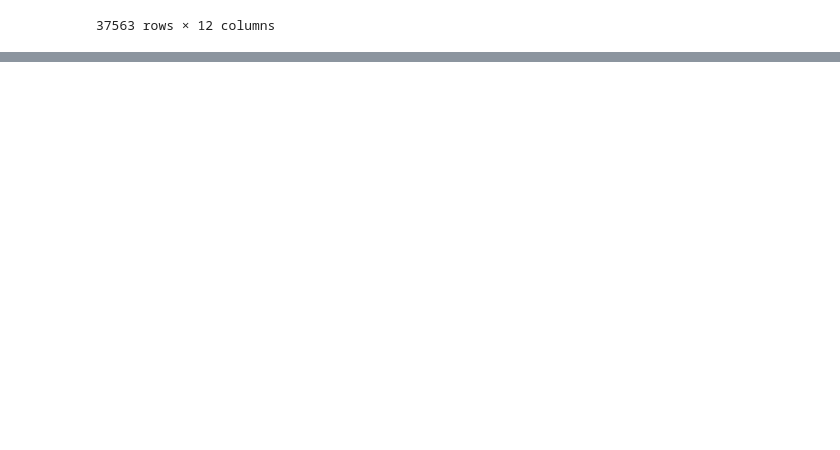
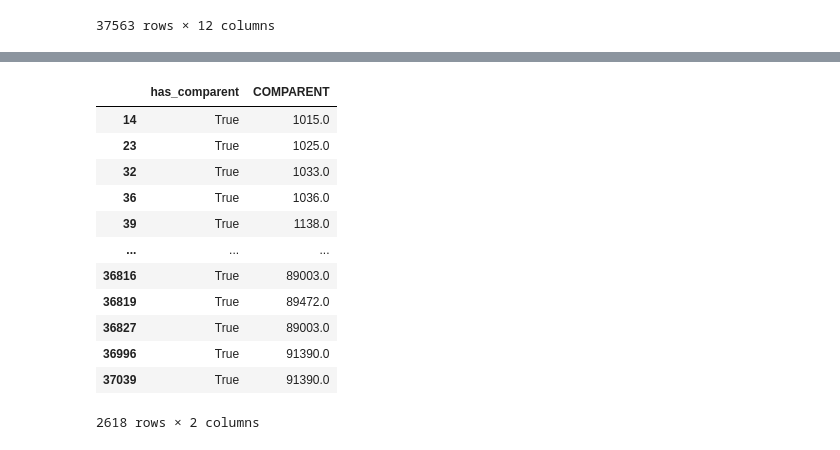
Before and after one commit to alSheiye5h/housing-price-prediction, a Jupyter notebook: jlab/pandas.ipynb, the cells around one changed output, grey strips where cells are left out. Drawn from its saved outputs; the diff is of its cells as text; code cells hidden in the pictures; blank space fills up the shorter version.

```diff
--- a/jlab/pandas.ipynb
+++ b/jlab/pandas.ipynb
@@ -233,0 +234,16 @@ df
+# %%
+df.loc[df["COMPARENT"].notna(), ["has_comparent", "COMPARENT"]]
+# %% [output]
+|  | has_comparent | COMPARENT |
+| 14 | True | 1015.0 |
+| 23 | True | 1025.0 |
+| 32 | True | 1033.0 |
+| 36 | True | 1036.0 |
+| 39 | True | 1138.0 |
+| ... | ... | ... |
+| 36816 | True | 89003.0 |
+| 36819 | True | 89472.0 |
+| 36827 | True | 89003.0 |
+| 36996 | True | 91390.0 |
+| 37039 | True | 91390.0 |
+2618 rows × 2 columns
```
Also changed, not shown: parts of 1 cell of this notebook.
